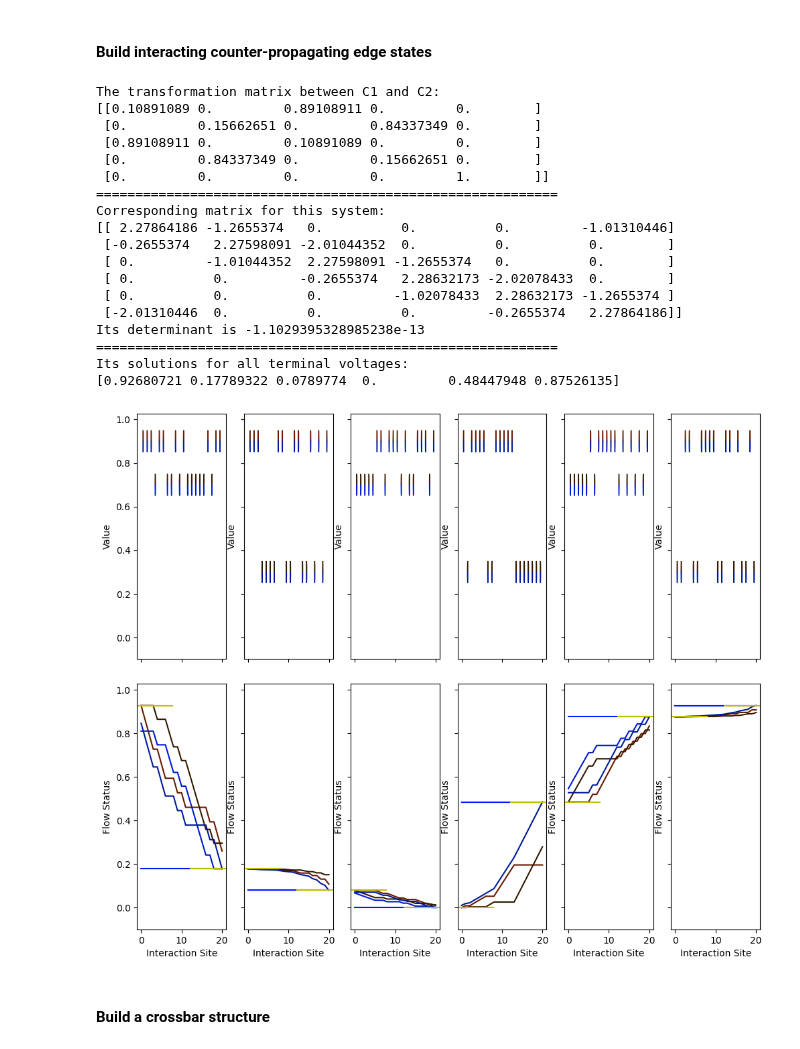
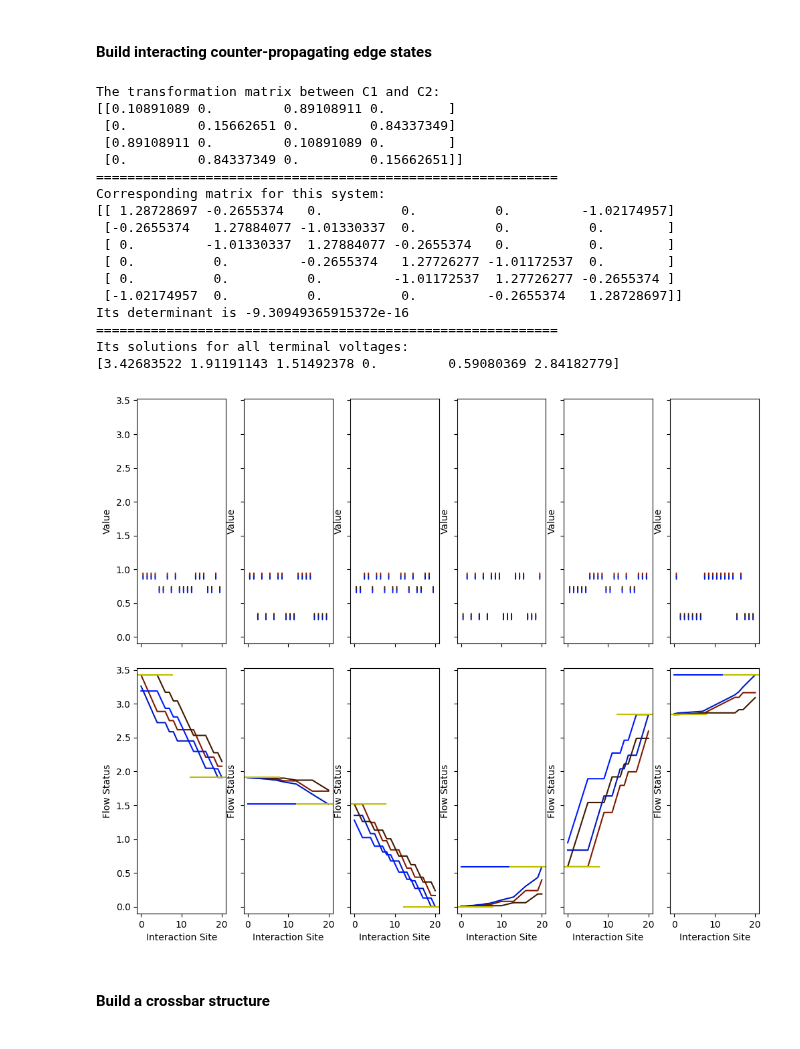
Before and after one commit to LarsonLaugh/Counterfusion, a Jupyter notebook: demo.ipynb, the cells around one changed output. Drawn from its saved outputs; the diff is of its cells as text; code cells hidden in the pictures.

```diff
--- a/demo.ipynb
+++ b/demo.ipynb
@@ -179,10 +181,11 @@ import matplotlib.pyplot as plt
 totalNumMover = 2
 numForwardMover = 2
 zeroVoltTerminal = 3
+blockStates = None
 #===============================================================
 # Information of scattering events
 # Interaction parameters
-v01 = 0.5
+v01 = 0.0001
 # Define interaction between nodes (contacts)
 # C1--M1--C2
 edgeDef1 = [[0,1,v01,10]]
@@ -210,7 +213,7 @@ print("The transformation matrix between C1 and C2:")
 print(graph[0].trans_mat())
 print("===========================================================")
 nodesCurrent = [1,0,0,-1,0,0]
-sys = System(nodesCurrent,graph,numForwardMover,zeroVoltTerminal)
+sys = System(nodesCurrent,graph,numForwardMover,zeroVoltTerminal,blockStates)
 #================================================================
 # Your system has been defined, let us make some fun out of it.
 print("Corresponding matrix for this system:")
@@ -409,7 +412,7 @@ import matplotlib.pyplot as plt
 # Number of backward-moving edge states: 2 (#2,#3)
 #===============================================================
 # General information for the system - Superparameters
-totalNumMover = 5
+totalNumMover = 4
 numForwardMover = 2
 zeroVoltTerminal = 3
 #===============================================================
@@ -434,47 +437,46 @@ edgeDef6 = [[0,2,v02,10],[1,2,v12,10]]
 #================================================================
 edgesDef = [edgeDef1,edgeDef2,edgeDef3,edgeDef4,edgeDef5,edgeDef6]
 edgesInfo = []
 for edgeDef in edgesDef:
     edgesInfo.append(generate_bynumber(edgeDef))
 
 graph = []
 for edgeInfo in edgesInfo:
     graph.append(Edge(edgeInfo,totalNumMover,numForwardMover))
 
 print("The transformation matrix between C1 and C2:")
 print(graph[0].trans_mat())
 print("===========================================================")
 nodesCurrent = [1,0,0,-1,0,0]
 sys = System(nodesCurrent,graph,numForwardMover,zeroVoltTerminal)
 #================================================================
 # Your system has been defined, let us make some fun out of it.
 print("Corresponding matrix for this system:")
 print(sys.mastermat())
 print("Its determinant is", np.linalg.det(sys.mastermat()))
 print("===========================================================")
 print("Its solutions for all terminal voltages:")
 print(sys.solve())
 axs=sys.plot()
 # %% [output]
 The transformation matrix between C1 and C2:
-[[0.10891089 0.         0.89108911 0.         0.        ]
- [0.         0.15662651 0.         0.84337349 0.        ]
- [0.89108911 0.         0.10891089 0.         0.        ]
- [0.         0.84337349 0.         0.15662651 0.        ]
- [0.         0.         0.         0.         1.        ]]
+[[0.10891089 0.         0.89108911 0.        ]
+ [0.         0.15662651 0.         0.84337349]
+ [0.89108911 0.         0.10891089 0.        ]
+ [0.         0.84337349 0.         0.15662651]]
 ===========================================================
 Corresponding matrix for this system:
-[[ 2.27864186 -1.2655374   0.          0.          0.         -1.01310446]
- [-0.2655374   2.27598091 -2.01044352  0.          0.          0.        ]
- [ 0.         -1.01044352  2.27598091 -1.2655374   0.          0.        ]
- [ 0.          0.         -0.2655374   2.28632173 -2.02078433  0.        ]
- [ 0.          0.          0.         -1.02078433  2.28632173 -1.2655374 ]
- [-2.01310446  0.          0.          0.         -0.2655374   2.27864186]]
-Its determinant is -1.1029395328985238e-13
+[[ 1.28728697 -0.2655374   0.          0.          0.         -1.02174957]
+ [-0.2655374   1.27884077 -1.01330337  0.          0.          0.        ]
+ [ 0.         -1.01330337  1.27884077 -0.2655374   0.          0.        ]
+ [ 0.          0.         -0.2655374   1.27726277 -1.01172537  0.        ]
+ [ 0.          0.          0.         -1.01172537  1.27726277 -0.2655374 ]
+ [-1.02174957  0.          0.          0.         -0.2655374   1.28728697]]
+Its determinant is -9.30949365915372e-16
 ===========================================================
 Its solutions for all terminal voltages:
-[0.92680721 0.17789322 0.0789774  0.         0.48447948 0.87526135]
+[3.42683522 1.91191143 1.51492378 0.         0.59080369 2.84182779]
-[figure, old version]
+[figure, new version]
 # %% [markdown]
 #### Build a crossbar structure
 # %%
```
Also changed, not shown: parts of 15 cells of this notebook, 2 other files.
